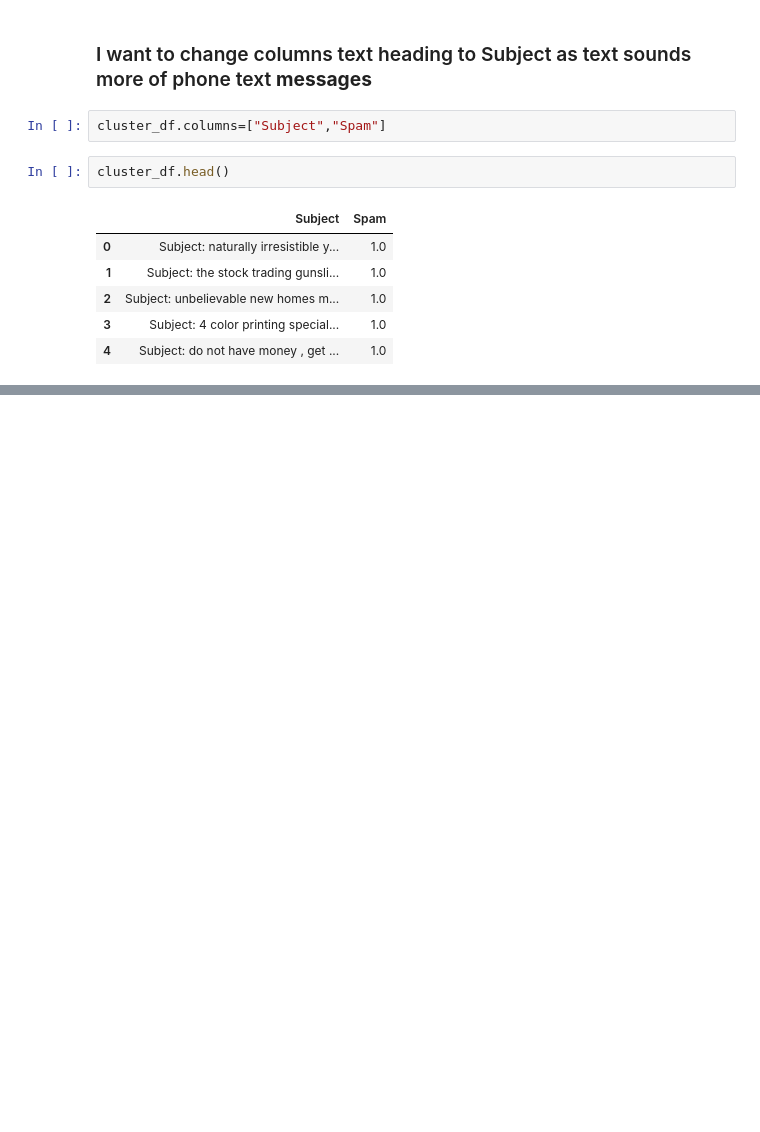
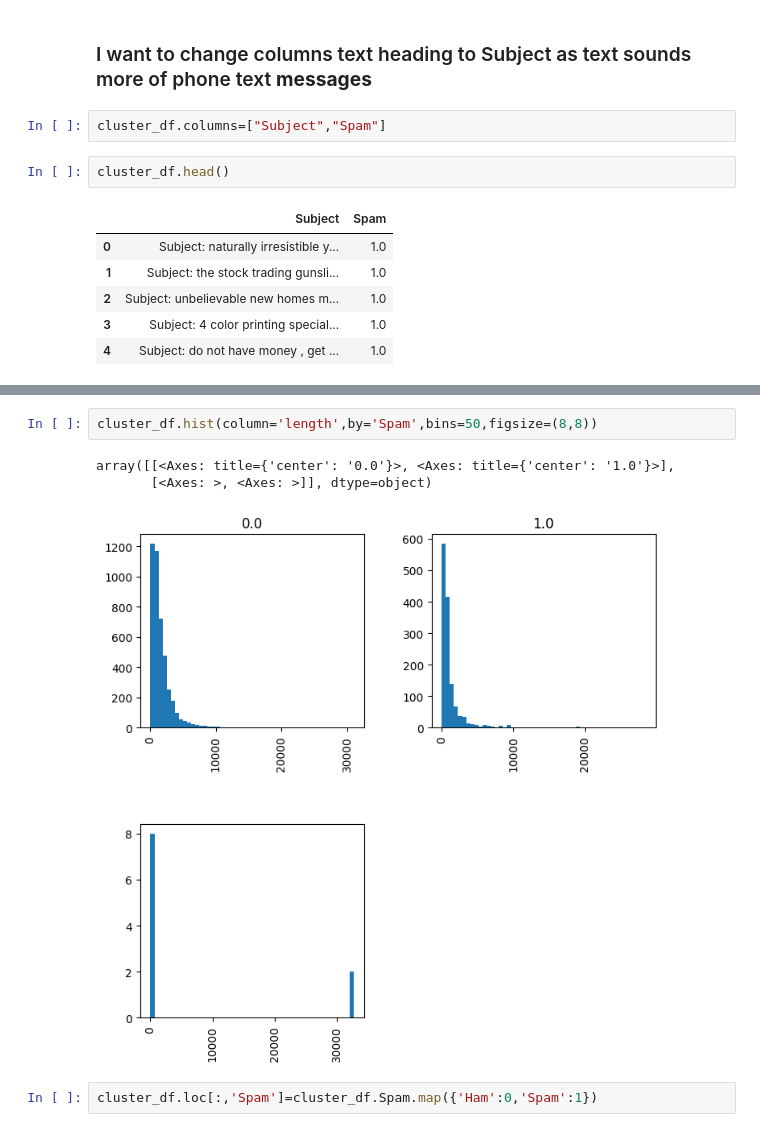
Before and after one commit to RajanTucker/RajanTucker, a Jupyter notebook: Spam_Ham__Filter.ipynb, the cells around one changed output, grey strips where cells are left out. Cells and saved outputs as stored; diff of their text form; blank space fills up the shorter version.

```diff
--- a/Spam_Ham__Filter.ipynb
+++ b/Spam_Ham__Filter.ipynb
@@ -111,0 +120,8 @@ cluster_df.describe()
+# %%
+cluster_df.hist(column='length',by='Spam',bins=50,figsize=(8,8))
+# %% [output]
+array([[<Axes: title={'center': '0.0'}>, <Axes: title={'center': '1.0'}>],
+       [<Axes: >, <Axes: >]], dtype=object)
+[figure, added]
+# %%
+cluster_df.loc[:,'Spam']=cluster_df.Spam.map({'Ham':0,'Spam':1})
```
Also changed, not shown: parts of 14 cells of this notebook.
